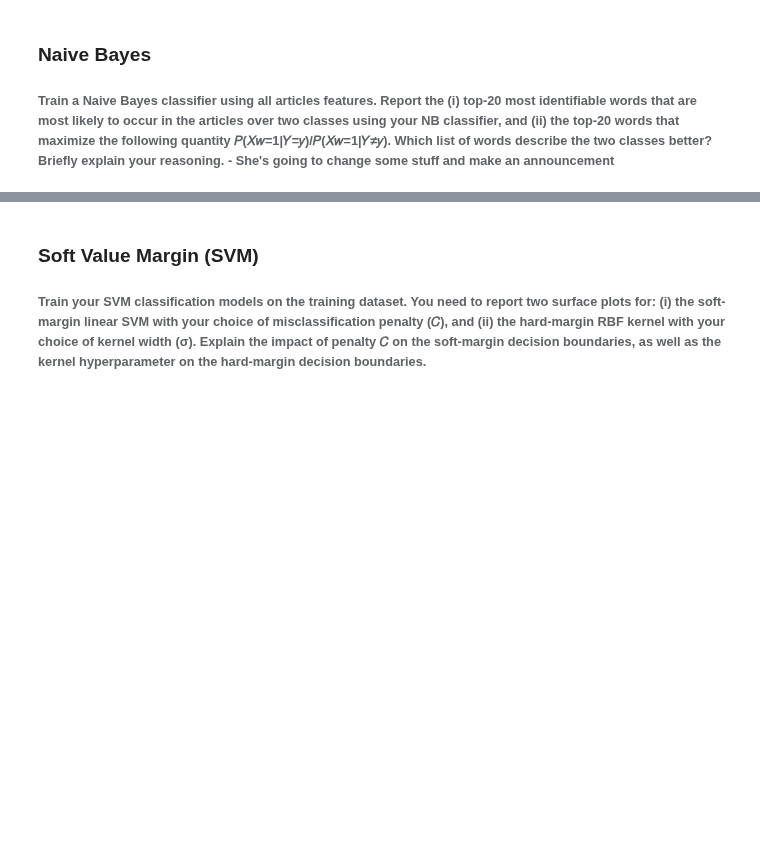
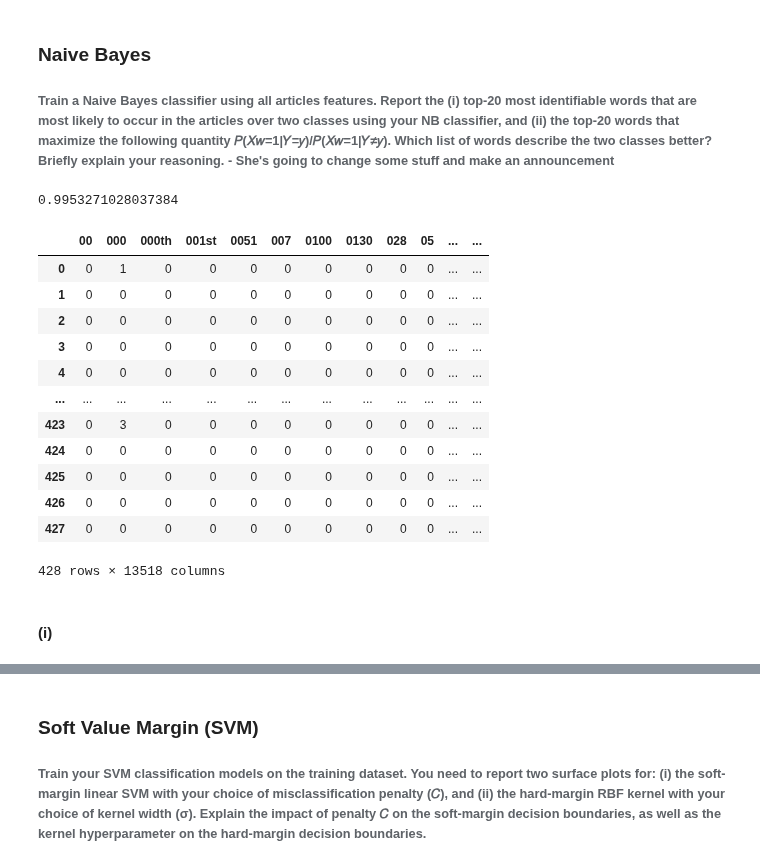
Before and after one commit to waldosingleton/Assignment_3, a Jupyter notebook: Group_1.ipynb, the cells around one changed output, grey strips where cells are left out. Saved outputs shown, nothing was run; the diff lists cells and outputs as text; code cells hidden in the pictures; blank space fills up the shorter version.

```diff
--- a/Group_1.ipynb
+++ b/Group_1.ipynb
@@ -287,22 +287,42 @@ plt.show()
 # %%
 # Emily
 
 from sklearn.naive_bayes import MultinomialNB
+from sklearn import metrics
 
 # X_train is vectorised features, Y_train is the classes of each row / target variable
+X_train = vector1
+target_col = df["Category"]
+Y_train = target_col.to_numpy()
 
 NB_clf = MultinomialNB()
 NB_clf.fit(X_train, Y_train)
 
 # Training accuracy
-y_train_pred = clf.predict(X_train)
-train_acc = metrics.accuracy_score(y_train, y_train_pred)
-# or
-train_acc_2 = clf.score(X_train, y_train)
+train_acc = NB_clf.score(X_train, Y_train)
+
+print(train_acc)
 
 # Testing accuracy
-Y_pred = clf.predict(X_test)
-print("Test Accuracy:",metrics.accuracy_score(Y_Test, Y_pred))
+#Y_pred = NB_clf.predict(X_test)
+#print("Test Accuracy:",metrics.accuracy_score(Y_Test, Y_pred))
 
 ####EMILY HERE IS YOUR DATAFRAME#####
 v1_df_emily
+# %% [output]
+0.9953271028037384
+|  | 00 | 000 | 000th | 001st | 0051 | 007 | 0100 | 0130 | 028 | 05 | ... | ... |
+| 0 | 0 | 1 | 0 | 0 | 0 | 0 | 0 | 0 | 0 | 0 | ... | ... |
+| 1 | 0 | 0 | 0 | 0 | 0 | 0 | 0 | 0 | 0 | 0 | ... | ... |
+| 2 | 0 | 0 | 0 | 0 | 0 | 0 | 0 | 0 | 0 | 0 | ... | ... |
+| 3 | 0 | 0 | 0 | 0 | 0 | 0 | 0 | 0 | 0 | 0 | ... | ... |
+| 4 | 0 | 0 | 0 | 0 | 0 | 0 | 0 | 0 | 0 | 0 | ... | ... |
+| ... | ... | ... | ... | ... | ... | ... | ... | ... | ... | ... | ... | ... |
+| 423 | 0 | 3 | 0 | 0 | 0 | 0 | 0 | 0 | 0 | 0 | ... | ... |
+| 424 | 0 | 0 | 0 | 0 | 0 | 0 | 0 | 0 | 0 | 0 | ... | ... |
+| 425 | 0 | 0 | 0 | 0 | 0 | 0 | 0 | 0 | 0 | 0 | ... | ... |
+| 426 | 0 | 0 | 0 | 0 | 0 | 0 | 0 | 0 | 0 | 0 | ... | ... |
+| 427 | 0 | 0 | 0 | 0 | 0 | 0 | 0 | 0 | 0 | 0 | ... | ... |
+428 rows × 13518 columns
+# %% [markdown]
+#### (i)
```
Also changed, not shown: parts of 4 cells of this notebook.
